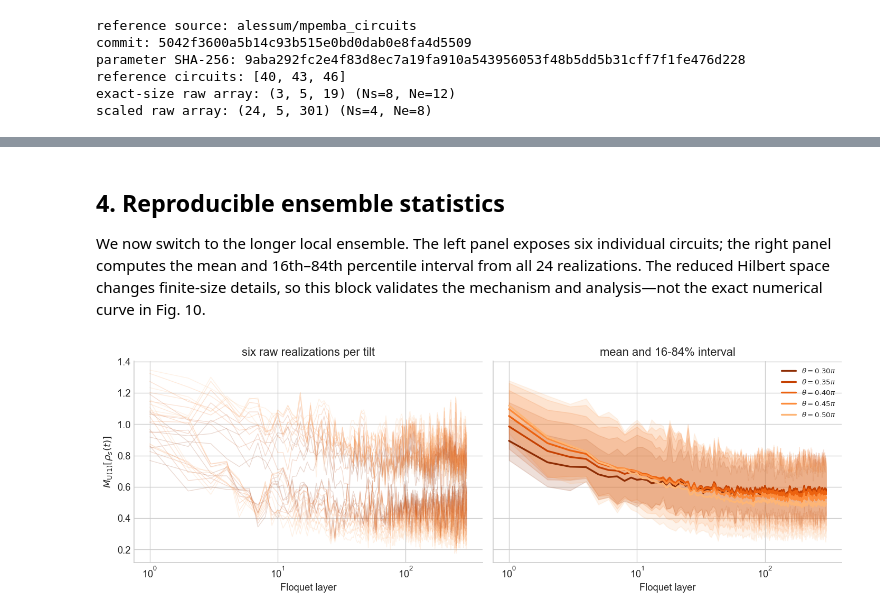
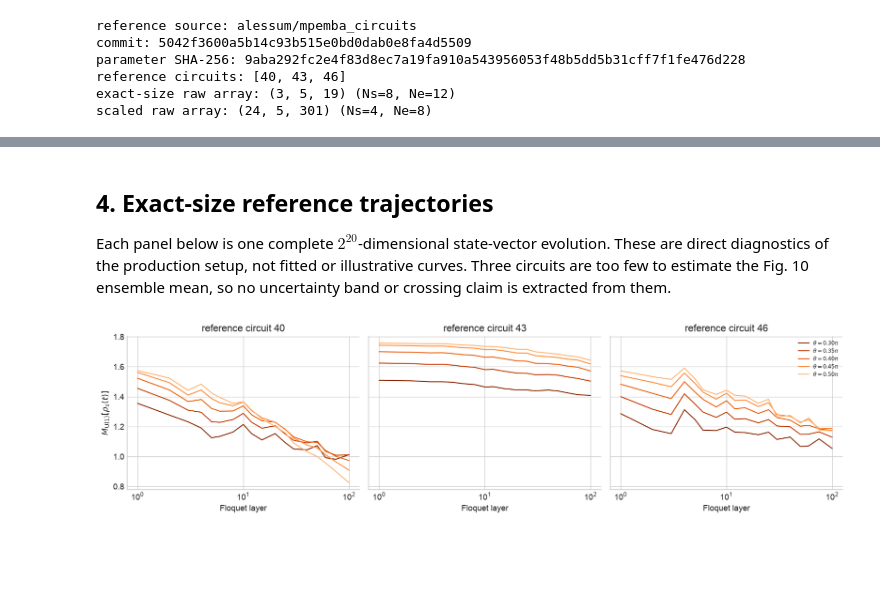
Before and after one commit to alessum/resource_theory_mpemba, a Jupyter notebook: asymm_ex4.1.a.ipynb, the cells around one changed output, grey strips where cells are left out. Saved outputs shown, nothing was run; the diff lists cells and outputs as text; code cells hidden in the pictures; blank space fills up the shorter version.

```diff
--- a/asymm_ex4.1.a.ipynb
+++ b/asymm_ex4.1.a.ipynb
@@ -224,56 +405,44 @@ plt.show()
 # %% [markdown]
-## 4. Reproducible ensemble statistics
+## 4. Exact-size reference trajectories
 
-We now switch to the longer local ensemble. The left panel exposes
-six individual circuits; the right panel computes the mean and
-16th–84th percentile interval from all 24 realizations. The reduced
-Hilbert space changes finite-size details, so this block validates
-the mechanism and analysis—not the exact numerical curve in
-Fig. 10.
+Each panel below is one complete $2^{20}$-dimensional
+state-vector evolution. These are direct diagnostics of the
+production setup, not fitted or illustrative curves. Three
+circuits are too few to estimate the Fig. 10 ensemble mean, so no
+uncertainty band or crossing claim is extracted from them.
 # %%
-mean_curves = asymmetry.mean(axis=0)
-lower_curves, upper_curves = np.quantile(
-    asymmetry, [0.16, 0.84], axis=0
+fig, axes = plt.subplots(
+    1,
+    reference_asymmetry.shape[0],
+    figsize=(14, 3.8),
+    sharex=True,
+    sharey=True,
 )
-
-fig, axes = plt.subplots(1, 2, figsize=(12, 4.2), sharey=True)
-for state_index, (label, color) in enumerate(
-    zip(labels, theta_colors)
-):
-    for realization in range(6):
-        axes[0].plot(
-            times[1:],
-            asymmetry[realization, state_index, 1:],
+for realization, ax in enumerate(np.atleast_1d(axes)):
+    for state_index, (label, color) in enumerate(
+        zip(labels, theta_colors)
+    ):
+        ax.plot(
+            reference_times[1:],
+            reference_asymmetry[
+                realization, state_index, 1:
+            ],
             color=color,
-            alpha=0.18,
-            lw=0.8,
+            lw=1.3,
+            label=label,
         )
-    axes[1].plot(
-        times[1:],
-        mean_curves[state_index, 1:],
-        color=color,
-        lw=2,
-        label=label,
+    ax.set(
+        xscale="log",
+        xlabel="Floquet layer",
+        title=(
+            "reference circuit "
+            f"{reference['source_indices'][realization]}"
+        ),
     )
-    axes[1].fill_between(
-        times[1:],
-        lower_curves[state_index, 1:],
-        upper_curves[state_index, 1:],
-        color=color,
-        alpha=0.15,
-    )
-
-for ax in axes:
-    ax.set_xscale("log")
-    ax.set_xlabel("Floquet layer")
-axes[0].set(
-    ylabel=r"$M_{\rm U(1)}[\rho_s(t)]$",
-    title="six raw realizations per tilt",
-)
-axes[1].set(title="mean and 16-84% interval")
-axes[1].legend(fontsize=8)
+axes[0].set_ylabel(r"$M_{\rm U(1)}[\rho_s(t)]$")
+axes[-1].legend(fontsize=7)
 fig.tight_layout()
 plt.show()
 # %% [output]
-[figure, old version]
+[figure, new version]
 # %% [markdown]
```
Also changed, not shown: parts of 13 cells of this notebook, 19 other files.
